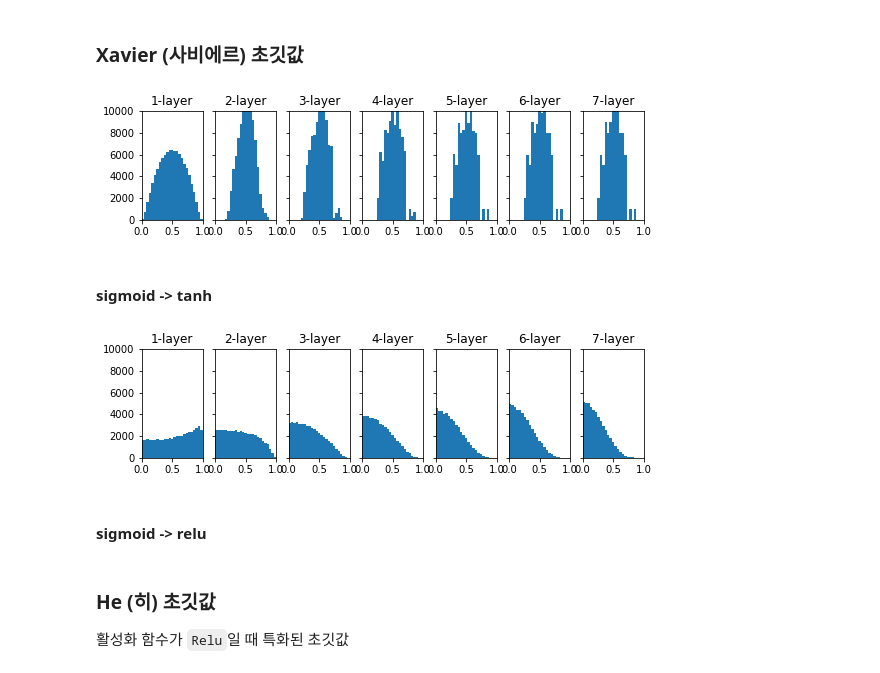
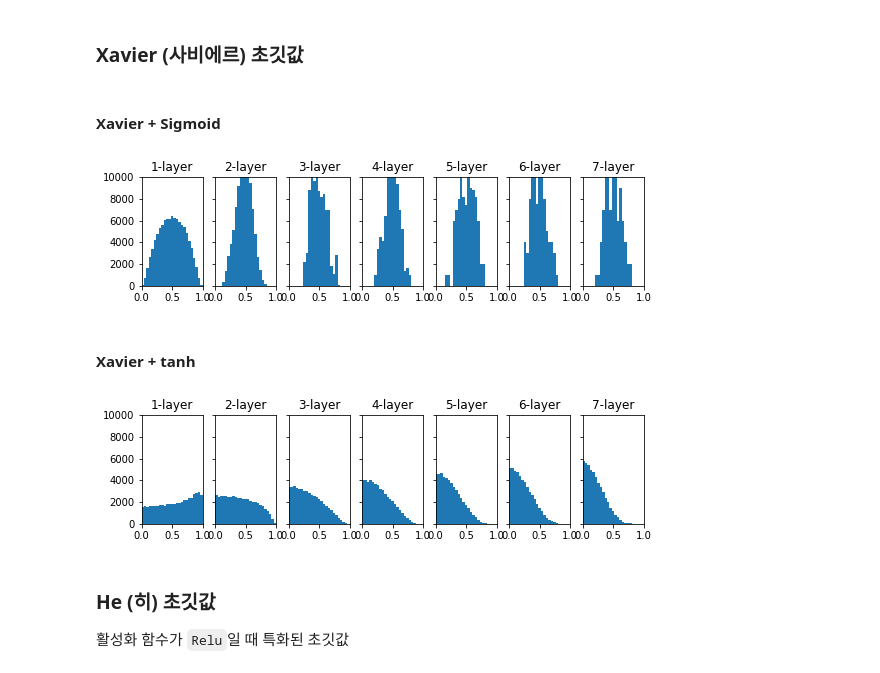
Before and after one commit to winterjung/study, a Jupyter notebook: Book/DeepLearningFromScratch/ch6.ipynb, the cells around one changed output. Saved outputs shown, nothing was run; the diff lists cells and outputs as text; code cells hidden in the pictures.

```diff
--- a/Book/DeepLearningFromScratch/ch6.ipynb
+++ b/Book/DeepLearningFromScratch/ch6.ipynb
@@ -468,21 +463,17 @@ show_histogram(activations)
 # %% [markdown]
 ### Xavier (사비에르) 초깃값
-# %%
-w = np.random.randn(node_num, node_num) * np.sqrt(1 / node_num)
-activations = activate(sigmoid, w)
-show_histogram(activations)
-# %% [output]
-[figure, removed]
+# %% [markdown]
+#### Xavier + Sigmoid
+# %%
+show_histogram(activate(sigmoid, np.sqrt(1 / node_num)))
+# %% [output]
+[figure, added]
 # %% [markdown]
-#### sigmoid -> tanh
+#### Xavier + tanh
-# %%
-w = np.random.randn(node_num, node_num) * np.sqrt(1 / node_num)
-activations = activate(np.tanh, w)
-show_histogram(activations)
-# %% [output]
-[figure, removed]
-# %% [markdown]
-#### sigmoid -> relu
+# %%
+show_histogram(activate(np.tanh, np.sqrt(1 / node_num)))
+# %% [output]
+[figure, added]
 # %% [markdown]
 ### He (히) 초깃값
 활성화 함수가 `Relu`일 때 특화된 초깃값
```
Also changed, not shown: parts of 20 cells of this notebook, 1 other file.
